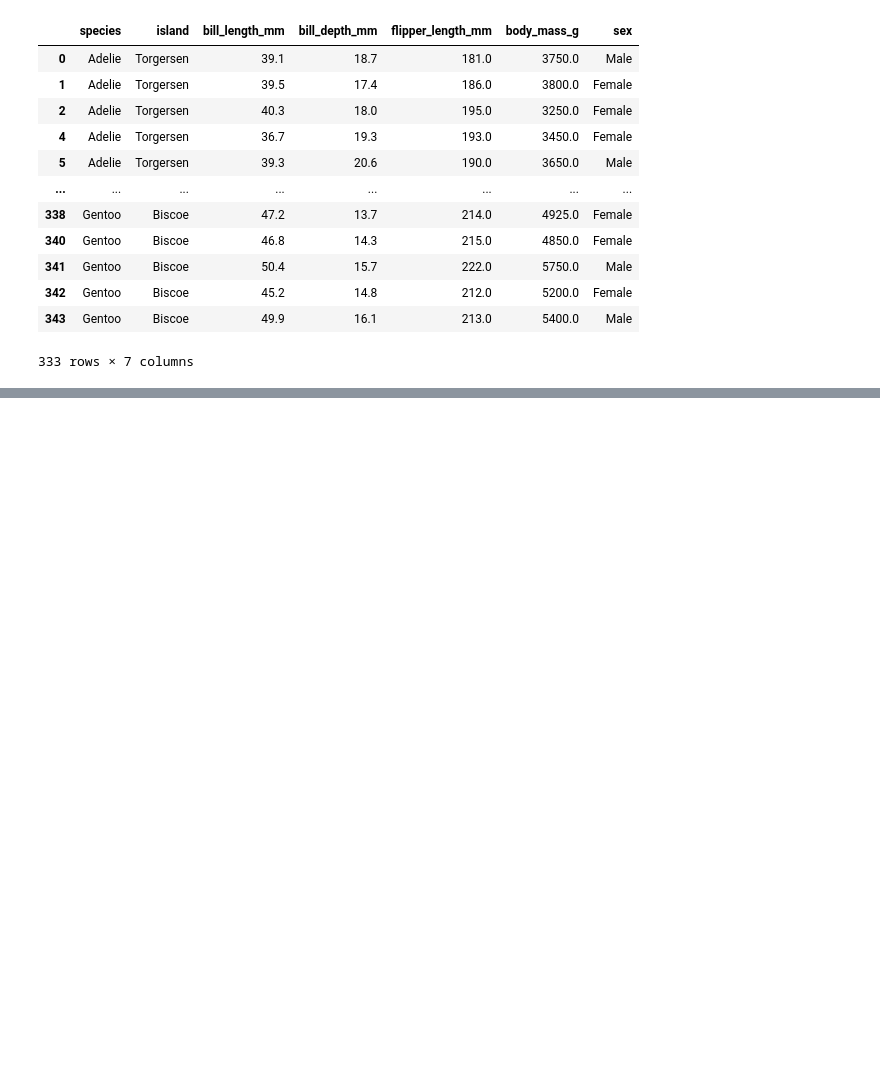
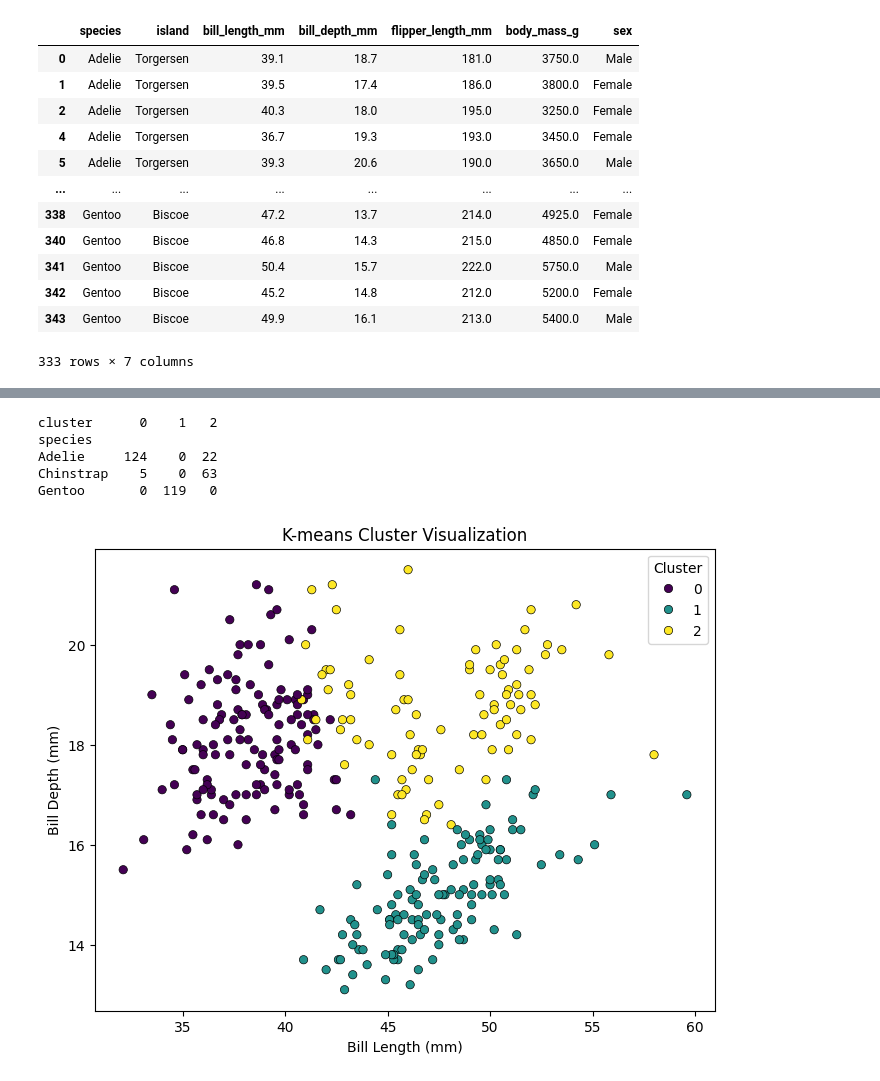
Before and after one commit to SanjarbekMatlabov/unsupervised-learning, a Jupyter notebook: penguins.ipynb, the cells around one changed output, grey strips where cells are left out. Saved outputs shown, nothing was run; the diff lists cells and outputs as text; code cells hidden in the pictures; blank space fills up the shorter version.

```diff
--- a/penguins.ipynb
+++ b/penguins.ipynb
@@ -173,0 +166,19 @@ plt.show()
+# %%
+comparison = pd.crosstab(df["species"], df["cluster"])
+print(comparison)
+# %% [output]
+cluster      0    1   2
+species
+Adelie     124    0  22
+Chinstrap    5    0  63
+Gentoo       0  119   0
+# %%
+plt.figure(figsize=(8, 6))
+sns.scatterplot(x=df["bill_length_mm"],y=df["bill_depth_mm"],hue=df["cluster"],palette="viridis",edgecolor="black")
+plt.xlabel("Bill Length (mm)")
+plt.ylabel("Bill Depth (mm)")
+plt.title("K-means Cluster Visualization")
+plt.legend(title="Cluster")
+plt.show()
+# %% [output]
+[figure, added]
```
Also changed, not shown: parts of 21 cells of this notebook.
